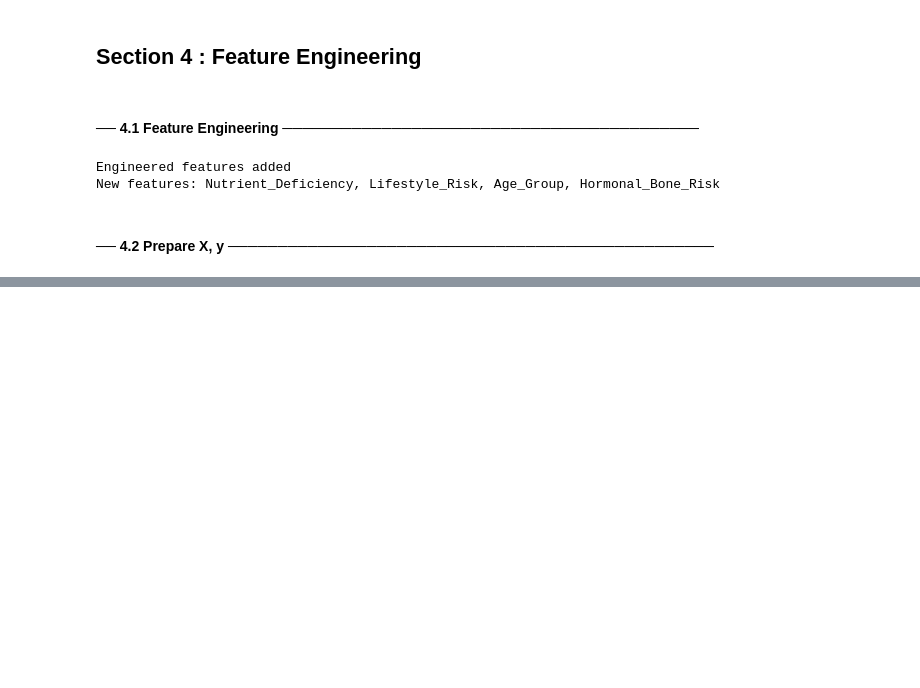
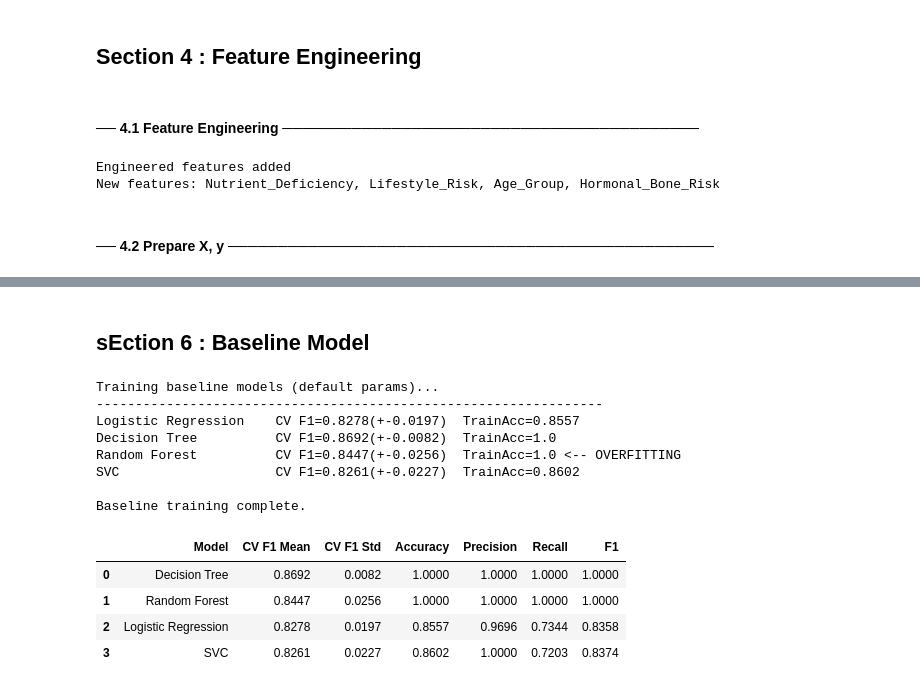
Before and after one commit to afeefanver/Osteoporosis-Risk-Prediction, a Jupyter notebook: Model Train(Oesto).ipynb, the cells around one changed output, grey strips where cells are left out. Drawn from its saved outputs; the diff is of its cells as text; code cells hidden in the pictures; blank space fills up the shorter version.

```diff
--- a/Model Train(Oesto).ipynb
+++ b/Model Train(Oesto).ipynb
@@ -140,0 +199,2 @@ Series([], Name: count, dtype: int64)
+# %% [markdown]
+## sEction 6 : Baseline Model
@@ -140,0 +232,44 @@ Series([], Name: count, dtype: int64)
+# %%
+print('Training baseline models (default params)...')
+print('-' * 65)
+
+for name, model in baseline_configs.items():
+    X_tr = X_train_scaled if name in SCALED_MODELS else X_train_fe.values
+    X_te = X_test_scaled  if name in SCALED_MODELS else X_test_fe.values
+
+    cv_f1  = cross_val_score(model, X_tr, y_train, cv=cv, scoring='f1')
+    model.fit(X_tr, y_train)
+    fitted_baselines[name] = model
+
+    m            = get_metrics(model, X_tr, y_train)
+    overfit_flag = ' <-- OVERFITTING' if m['Accuracy'] - cv_f1.mean() > 0.15 else ''
+
+    baseline_results.append({
+        'Model':       name,
+        'CV F1 Mean':  round(cv_f1.mean(), 4),
+        'CV F1 Std':   round(cv_f1.std(),  4),
+        **m
+    })
+    print(f'{name:<22} CV F1={cv_f1.mean():.4f}(+-{cv_f1.std():.4f})  '
+          f'TrainAcc={m["Accuracy"]}{overfit_flag}')
+
+baseline_df = (pd.DataFrame(baseline_results)
+               .sort_values('CV F1 Mean', ascending=False)
+               .reset_index(drop=True))
+
+print('\nBaseline training complete.')
+display(baseline_df)
+# %% [output]
+Training baseline models (default params)...
+-----------------------------------------------------------------
+Logistic Regression    CV F1=0.8278(+-0.0197)  TrainAcc=0.8557
+Decision Tree          CV F1=0.8692(+-0.0082)  TrainAcc=1.0
+Random Forest          CV F1=0.8447(+-0.0256)  TrainAcc=1.0 <-- OVERFITTING
+SVC                    CV F1=0.8261(+-0.0227)  TrainAcc=0.8602
+
+Baseline training complete.
+|  | Model | CV F1 Mean | CV F1 Std | Accuracy | Precision | Recall | F1 |
+| 0 | Decision Tree | 0.8692 | 0.0082 | 1.0000 | 1.0000 | 1.0000 | 1.0000 |
+| 1 | Random Forest | 0.8447 | 0.0256 | 1.0000 | 1.0000 | 1.0000 | 1.0000 |
+| 2 | Logistic Regression | 0.8278 | 0.0197 | 0.8557 | 0.9696 | 0.7344 | 0.8358 |
+| 3 | SVC | 0.8261 | 0.0227 | 0.8602 | 1.0000 | 0.7203 | 0.8374 |
```
Also changed, not shown: parts of 44 cells of this notebook.
